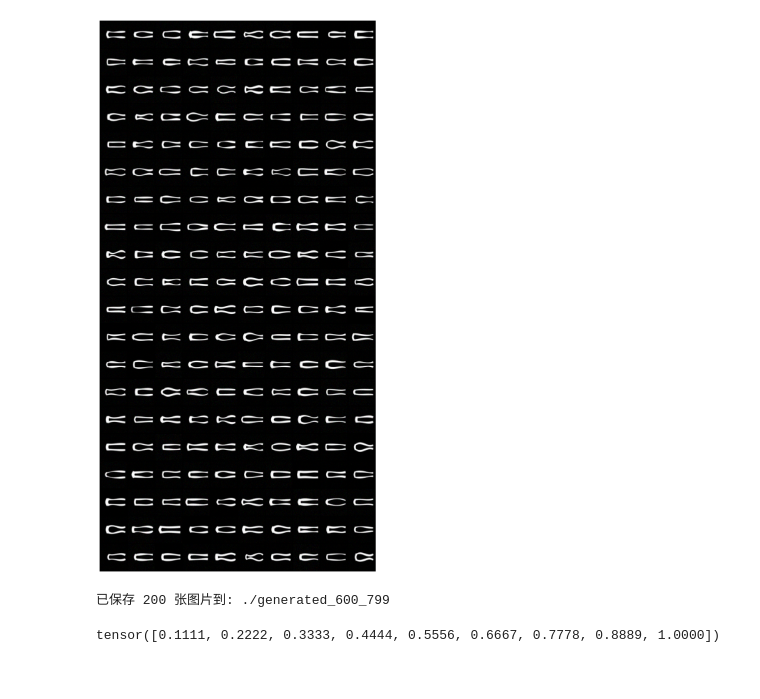
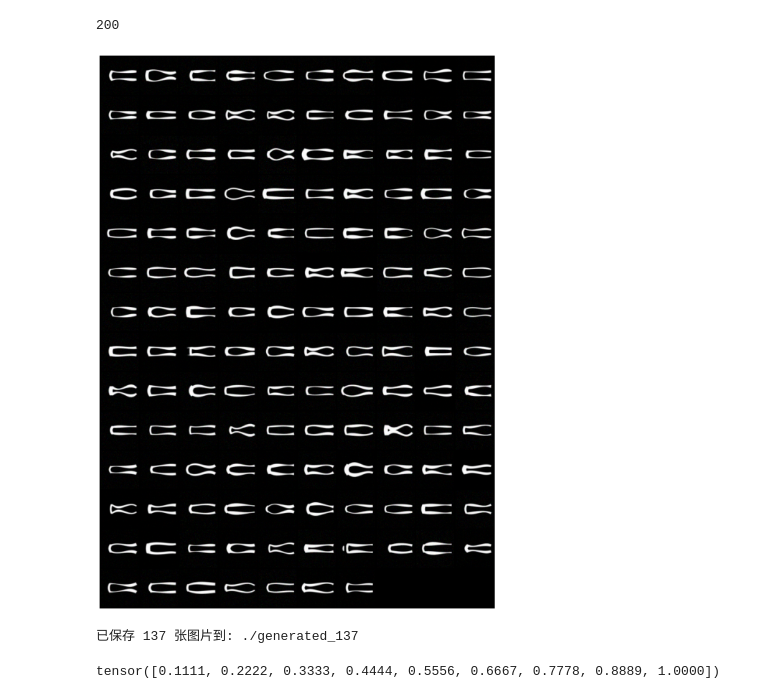
Before and after one commit to YishanWang123/perf2struct, a Jupyter notebook: vis.ipynb, the cells around one changed output. Drawn from its saved outputs; the diff is of its cells as text; code cells hidden in the pictures.

```diff
--- a/vis.ipynb
+++ b/vis.ipynb
@@ -70,15 +70,15 @@ plt.show()
 # %%
 import torch
 from dataset import CFMFeatureDatasetFromDir
-from model import UNetModelWithFiLM
+from model.model import UNetModelWithFiLM
 import random
 import numpy as np
 import matplotlib.pyplot as plt
 import torchvision.utils as vutils
 
-from t2i_feature import euler_method
+from scripts.t2i_feature import euler_method
 import os
-DATASET_PATH = "/root/mems_dataset_feature_64"
+DATASET_PATH = "/root/mems_dataset_feature_64_test"
 FEATURE_DIM = 17
 SEED = 42
 EULER_STEPS = 10
@@ -86,7 +86,8 @@ EULER_STEPS = 10
 # # SAMPLE_FEATURE_INDICES = list(range(200))
 
 # # 200to400
-SAMPLE_FEATURE_INDICES = [i for i in range(800, 1000)]
+SAMPLE_FEATURE_INDICES = [i for i in range(200)]
+print(len(SAMPLE_FEATURE_INDICES))
 
 def set_seed(seed=SEED):
     random.seed(seed)
@@ -127,37 +128,38 @@ if indices:
     dt = t_steps[1] - t_steps[0]
 
     model.eval()
     with torch.no_grad():
         results = euler_method(model, features_batch, t_steps, dt, noise)
 
     final_images = results[-1].detach().cpu()
 
     # 保存大图
     grid = vutils.make_grid(
         final_images,
         nrow=10,
         normalize=True,
         value_range=(0, 1)
     )
 
     plt.figure(figsize=(20, 20))
     plt.imshow(grid.permute(1, 2, 0))
     plt.axis("off")
-    plt.savefig("grid_800_999.png", bbox_inches="tight", pad_inches=0)
+    plt.savefig("grid_137.png", bbox_inches="tight", pad_inches=0)
     plt.show()
 
     # 保存单张图
-    save_dir = "./generated_800_999"
+    save_dir = "./generated_137"
     os.makedirs(save_dir, exist_ok=True)
 
     for idx, img in zip(indices, final_images):
         save_path = os.path.join(save_dir, f"idx_{idx:03d}.png")
         vutils.save_image(img, save_path, normalize=True, value_range=(0, 1))
 
     print(f"已保存 {len(final_images)} 张图片到: {save_dir}")
 # %% [output]
+200
-[figure, old version]
+[figure, new version]
-已保存 200 张图片到: ./generated_600_799
+已保存 137 张图片到: ./generated_137
 # %%
 import torch
 
```
Also changed, not shown: parts of 1 cell of this notebook, 6 other files.
